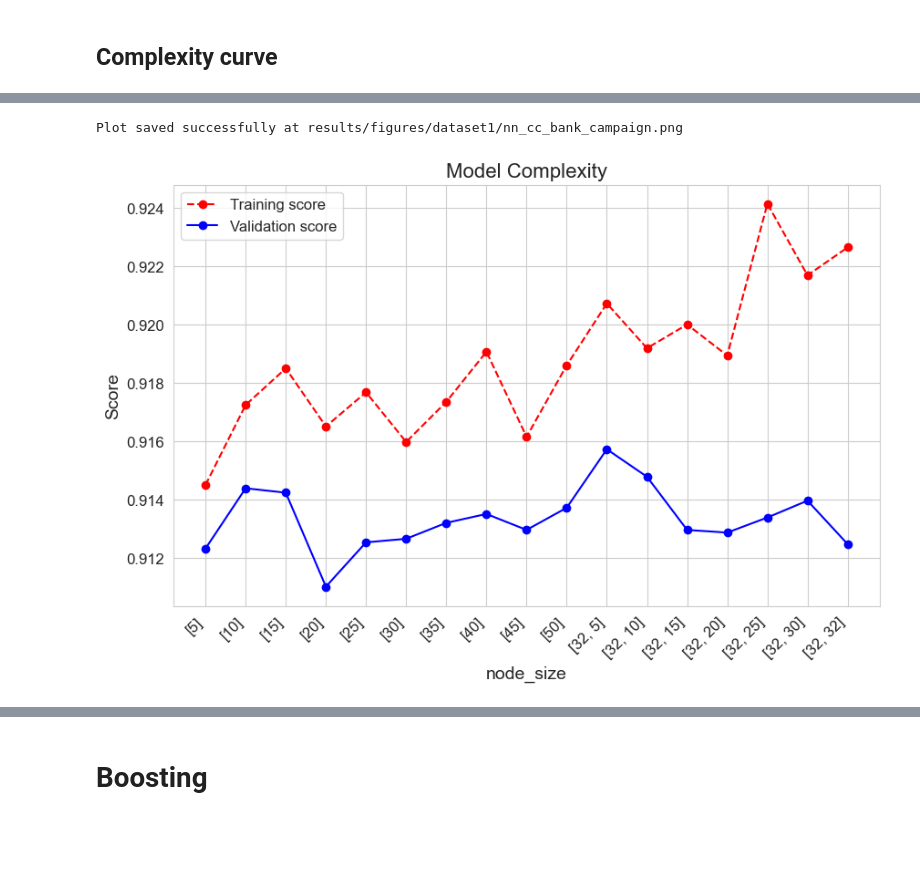
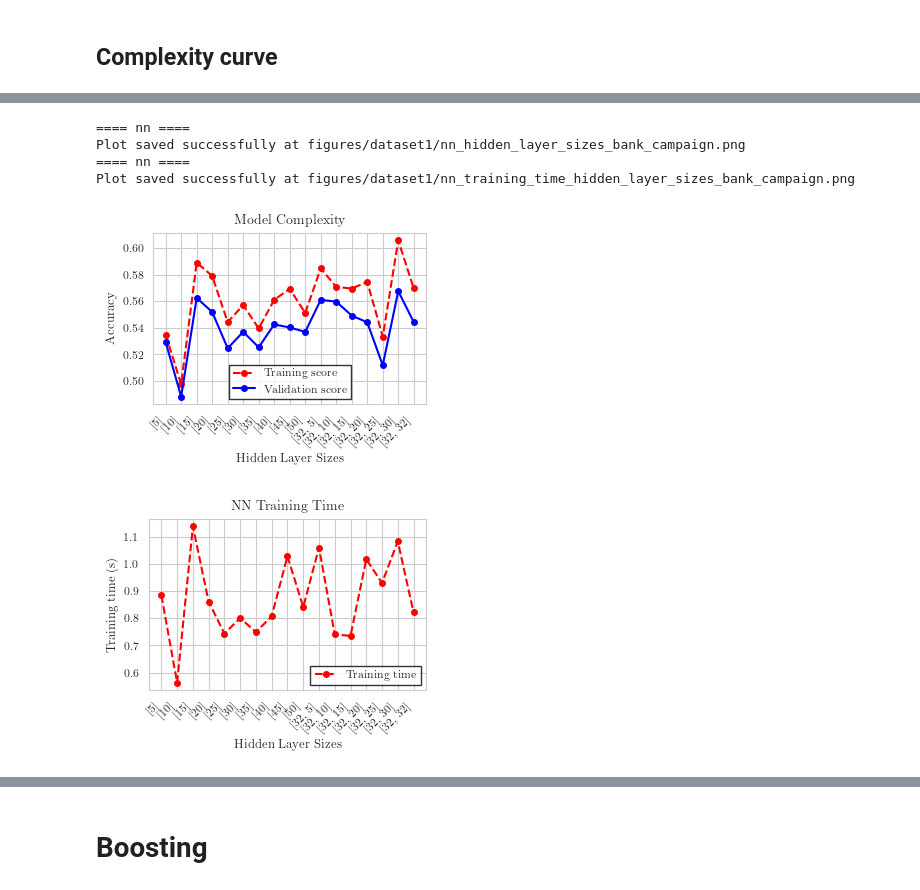
Before and after one commit to placeboo/MachineLearningProjects, a Jupyter notebook: Classification/notebooks/dataset1_result_analysis.ipynb, the cells around one changed output, grey strips where cells are left out. Cells and saved outputs as stored; diff of their text form; code cells hidden in the pictures; blank space fills up the shorter version.

Commit message:
:art: done the result analysis

```diff
--- a/Classification/notebooks/dataset1_result_analysis.ipynb
+++ b/Classification/notebooks/dataset1_result_analysis.ipynb
@@ -212,12 +345,30 @@ Cross-validation results loaded successfully from results/dataset1/model_outputs
 # %%
+cv_results = pd.read_csv(os.path.join(input_dir, 'nn_cv_results.csv'))
+# draw
+print('==== nn ====')
 # turn the hidden_layer_sizes into number first and second hidden layer size
-cv_results_df['node_size'] = np.arange(1, cv_results_df.shape[0]+1)
-lr_plt, ax= plot_complexity_curve(cv_results_df, 'node_size','mean_train_score', 'mean_test_score', 'Model Complexity')
+cv_results['node_size'] = np.arange(1, cv_results.shape[0]+1)
+lr_plt, ax= plot_complexity_curve(cv_results, 'node_size','mean_train_score', 'mean_test_score', 'Model Complexity', 'Accuracy')
 # set the x ticks
-ax.set_xticks(cv_results_df['node_size'])
-ax.set_xticklabels(cv_results_df['hidden_layer_sizes'], rotation=45, ha='right')
-# save
-save_plot(lr_plt, output_dir, 'nn', 'cc', name)
+ax.set_xticks(cv_results['node_size'])
+ax.set_xticklabels(cv_results['hidden_layer_sizes'], rotation=45, ha='right')
+ax.set_xlabel('Hidden Layer Sizes')
+# save the plot
+save_plot(lr_plt, output_dir, 'nn', 'hidden_layer_sizes', name)
+
+# training time
+print('==== nn ====')
+plot, ax = plot_training_time(cv_results, 'node_size', 'NN Training Time')
+# set the x ticks
+ax.set_xticks(cv_results['node_size'])
+ax.set_xticklabels(cv_results['hidden_layer_sizes'], rotation=45, ha='right')
+ax.set_xlabel('Hidden Layer Sizes')
+# save the plot
+save_plot(plot, output_dir, 'nn', 'training_time_hidden_layer_sizes', name)
 # %% [output]
-Plot saved successfully at results/figures/dataset1/nn_cc_bank_campaign.png
+==== nn ====
+Plot saved successfully at figures/dataset1/nn_hidden_layer_sizes_bank_campaign.png
+==== nn ====
+Plot saved successfully at figures/dataset1/nn_training_time_hidden_layer_sizes_bank_campaign.png
-[figure, old version]
+[figure, new version]
+[figure, added]
```
Also changed, not shown: parts of 55 cells of this notebook, 21 other files.
